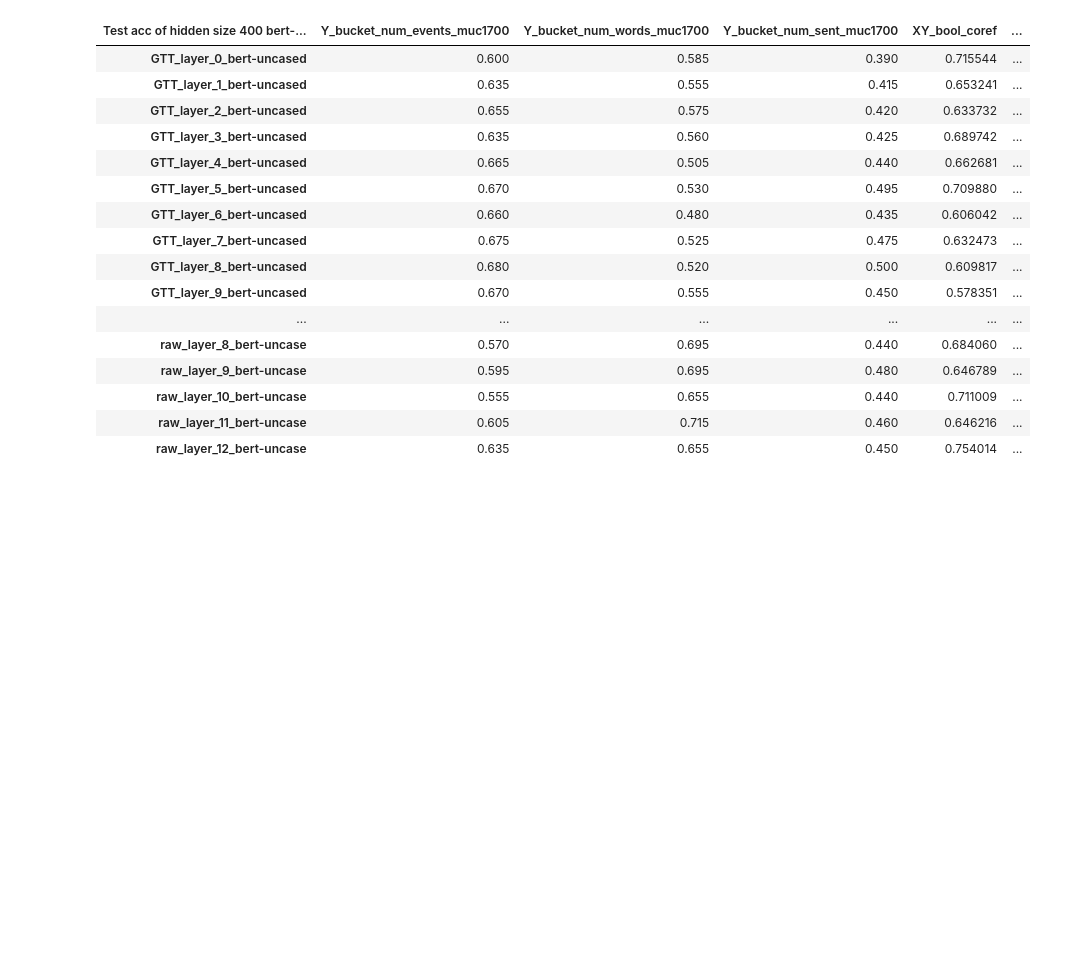
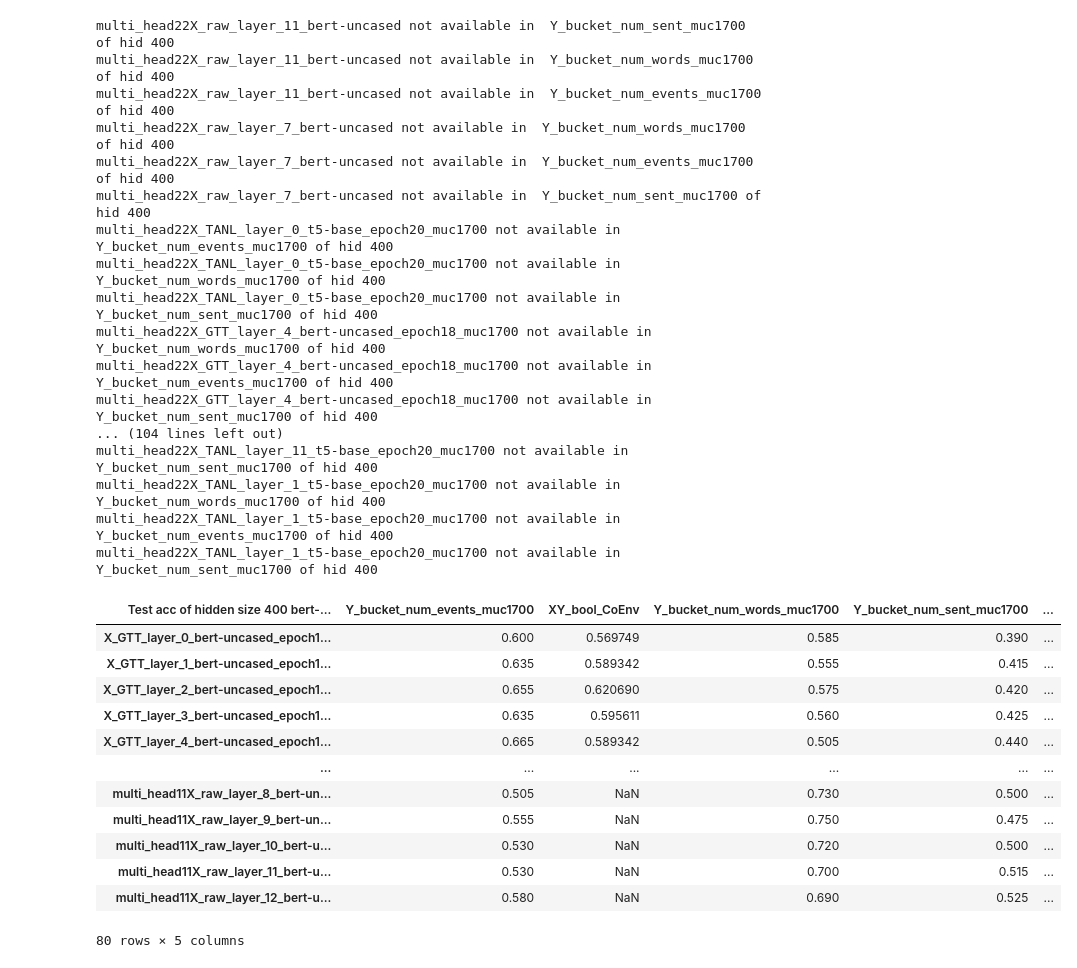
Before and after one commit to GithuBarry/DocIE-Probing, a Jupyter notebook: Probing/Code/data_analysis.ipynb, the cells around one changed output. Saved outputs shown, nothing was run; the diff lists cells and outputs as text; code cells hidden in the pictures; blank space fills up the shorter version.

```diff
--- a/Probing/Code/data_analysis.ipynb
+++ b/Probing/Code/data_analysis.ipynb
@@ -71,7 +74,7 @@ for embedding_layer_name, v in results.items():  # Iterate through each key-valu
         inner_dict[task_name] = [str(p) + ("*" if p == max(inner_dict[task_name]) else "") for p in
                                  inner_dict[task_name]]
     # Remove the last 29 characters in column names ("_bert-uncased_epoch20_muc1700")
-    display_dict[embedding_layer_name[2:-29]] = inner_dict
+    display_dict[embedding_layer_name[:]] = inner_dict
 
 df = pd.DataFrame.from_dict(sort_dict_by_key(display_dict), orient='index')
 df_aligned = df.applymap(lambda l: l)  #[x.ljust(6) for x in l])
@@ -110,8 +109,7 @@ for embedding_layer_name, v in results.items():  # Iterate through each key-valu
         inner_dict[task_name] = [str(p) + ("*" if p == max(inner_dict[task_name]) else "") for p in
                                  inner_dict[task_name]]
     # Remove the last 29 characters in column names ("_bert-uncased_epoch**_muc1700")
-    display_dict[embedding_layer_name[2:embedding_layer_name.index(
-        "_epoch") if "_epoch" in embedding_layer_name else -1]] = inner_dict
+    display_dict[embedding_layer_name[:]] = inner_dict
 
 df = pd.DataFrame.from_dict(sort_dict_by_key(display_dict), orient='index')
 df_aligned = df.applymap(lambda l: l)  #[x.ljust(6) for x in l])
@@ -140,37 +134,52 @@ df_aligned
 # %%
 display_dict = {}  # Create an empty dictionary to store the final result
 
 for embedding_layer_name, v in results.items():  # Iterate through each key-value pair in the "results" dictionary
     inner_dict = {}  # Create an empty dictionary to store the inner values
     for task_name, list_of_results in v.items():  # Iterate through each key-value pair in the inner dictionary
         # Sort the values based on the 'hidden_size' key and extract the 'val_acc' values
         size_to_test_acc = {d['hidden_size']: d['test_acc'] for d in list_of_results}
         # Extract the 'val_acc' values from the sorted list and assign them to the inner dictionary
-        inner_dict[task_name] = size_to_test_acc[400]
+        if 400 not in size_to_test_acc:
+            print(embedding_layer_name, "not available in ",task_name, "of hid 400")
+        else:
+            inner_dict[task_name] = size_to_test_acc[400]
     # Remove the last 29 characters in column names ("_bert-uncased_epoch**_muc1700")
-    display_dict[embedding_layer_name[
-                 2:embedding_layer_name.index("_epoch") if "_epoch" in embedding_layer_name else -1]] = inner_dict
+    display_dict[embedding_layer_name[:]] = inner_dict
 
 df = pd.DataFrame.from_dict(sort_dict_by_key(display_dict), orient='index')
 #df_aligned = df.applymap(lambda l: [x.ljust(6) for x in l])
 
 df.columns.name = "Test acc of hidden size 400\nbert-uncased, muc1700\n "
 df
 # %% [output]
+multi_head22X_raw_layer_11_bert-uncased not available in  Y_bucket_num_sent_muc1700 of hid 400
+multi_head22X_raw_layer_11_bert-uncased not available in  Y_bucket_num_words_muc1700 of hid 400
+multi_head22X_raw_layer_11_bert-uncased not available in  Y_bucket_num_events_muc1700 of hid 400
+multi_head22X_raw_layer_7_bert-uncased not available in  Y_bucket_num_words_muc1700 of hid 400
+multi_head22X_raw_layer_7_bert-uncased not available in  Y_bucket_num_events_muc1700 of hid 400
+multi_head22X_raw_layer_7_bert-uncased not available in  Y_bucket_num_sent_muc1700 of hid 400
+multi_head22X_TANL_layer_0_t5-base_epoch20_muc1700 not available in  Y_bucket_num_events_muc1700 of hid 400
+multi_head22X_TANL_layer_0_t5-base_epoch20_muc1700 not available in  Y_bucket_num_words_muc1700 of hid 400
+multi_head22X_TANL_layer_0_t5-base_epoch20_muc1700 not available in  Y_bucket_num_sent_muc1700 of hid 400
+multi_head22X_GTT_layer_4_bert-uncased_epoch18_muc1700 not available in  Y_bucket_num_words_muc1700 of hid 400
+multi_head22X_GTT_layer_4_bert-uncased_epoch18_muc1700 not available in  Y_bucket_num_events_muc1700 of hid 400
+multi_head22X_GTT_layer_4_bert-uncased_epoch18_muc1700 not available in  Y_bucket_num_sent_muc1700 of hid 400
+... (104 lines left out)
+multi_head22X_TANL_layer_11_t5-base_epoch20_muc1700 not available in  Y_bucket_num_sent_muc1700 of hid 400
+multi_head22X_TANL_layer_1_t5-base_epoch20_muc1700 not available in  Y_bucket_num_words_muc1700 of hid 400
+multi_head22X_TANL_layer_1_t5-base_epoch20_muc1700 not available in  Y_bucket_num_events_muc1700 of hid 400
+multi_head22X_TANL_layer_1_t5-base_epoch20_muc1700 not available in  Y_bucket_num_sent_muc1700 of hid 400
-| Test acc of hidden size 400 bert-... | Y_bucket_num_events_muc1700 | Y_bucket_num_words_muc1700 | Y_bucket_num_sent_muc1700 | XY_bool_coref | ... |
-| GTT_layer_0_bert-uncased | 0.600 | 0.585 | 0.390 | 0.715544 | ... |
-| GTT_layer_1_bert-uncased | 0.635 | 0.555 | 0.415 | 0.653241 | ... |
-| GTT_layer_2_bert-uncased | 0.655 | 0.575 | 0.420 | 0.633732 | ... |
-| GTT_layer_3_bert-uncased | 0.635 | 0.560 | 0.425 | 0.689742 | ... |
-| GTT_layer_4_bert-uncased | 0.665 | 0.505 | 0.440 | 0.662681 | ... |
-| GTT_layer_5_bert-uncased | 0.670 | 0.530 | 0.495 | 0.709880 | ... |
-| GTT_layer_6_bert-uncased | 0.660 | 0.480 | 0.435 | 0.606042 | ... |
-| GTT_layer_7_bert-uncased | 0.675 | 0.525 | 0.475 | 0.632473 | ... |
-| GTT_layer_8_bert-uncased | 0.680 | 0.520 | 0.500 | 0.609817 | ... |
-| GTT_layer_9_bert-uncased | 0.670 | 0.555 | 0.450 | 0.578351 | ... |
+| Test acc of hidden size 400 bert-... | Y_bucket_num_events_muc1700 | XY_bool_CoEnv | Y_bucket_num_words_muc1700 | Y_bucket_num_sent_muc1700 | ... |
+| X_GTT_layer_0_bert-uncased_epoch1... | 0.600 | 0.569749 | 0.585 | 0.390 | ... |
+| X_GTT_layer_1_bert-uncased_epoch1... | 0.635 | 0.589342 | 0.555 | 0.415 | ... |
+| X_GTT_layer_2_bert-uncased_epoch1... | 0.655 | 0.620690 | 0.575 | 0.420 | ... |
+| X_GTT_layer_3_bert-uncased_epoch1... | 0.635 | 0.595611 | 0.560 | 0.425 | ... |
+| X_GTT_layer_4_bert-uncased_epoch1... | 0.665 | 0.589342 | 0.505 | 0.440 | ... |
 | ... | ... | ... | ... | ... | ... |
-| raw_layer_8_bert-uncase | 0.570 | 0.695 | 0.440 | 0.684060 | ... |
-| raw_layer_9_bert-uncase | 0.595 | 0.695 | 0.480 | 0.646789 | ... |
-| raw_layer_10_bert-uncase | 0.555 | 0.655 | 0.440 | 0.711009 | ... |
-| raw_layer_11_bert-uncase | 0.605 | 0.715 | 0.460 | 0.646216 | ... |
-| raw_layer_12_bert-uncase | 0.635 | 0.655 | 0.450 | 0.754014 | ... |
+| multi_head11X_raw_layer_8_bert-un... | 0.505 | NaN | 0.730 | 0.500 | ... |
+| multi_head11X_raw_layer_9_bert-un... | 0.555 | NaN | 0.750 | 0.475 | ... |
+| multi_head11X_raw_layer_10_bert-u... | 0.530 | NaN | 0.720 | 0.500 | ... |
+| multi_head11X_raw_layer_11_bert-u... | 0.530 | NaN | 0.700 | 0.515 | ... |
+| multi_head11X_raw_layer_12_bert-u... | 0.580 | NaN | 0.690 | 0.525 | ... |
+80 rows × 5 columns
```
Also changed, not shown: parts of 10 cells of this notebook.
